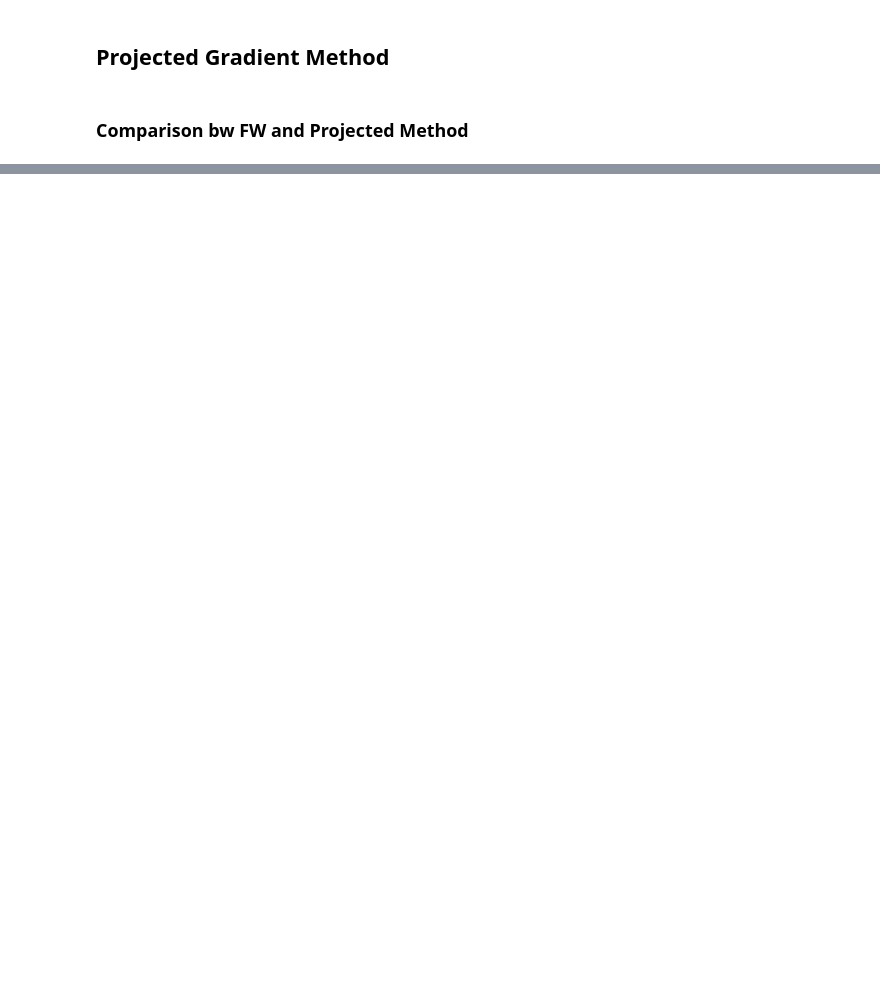
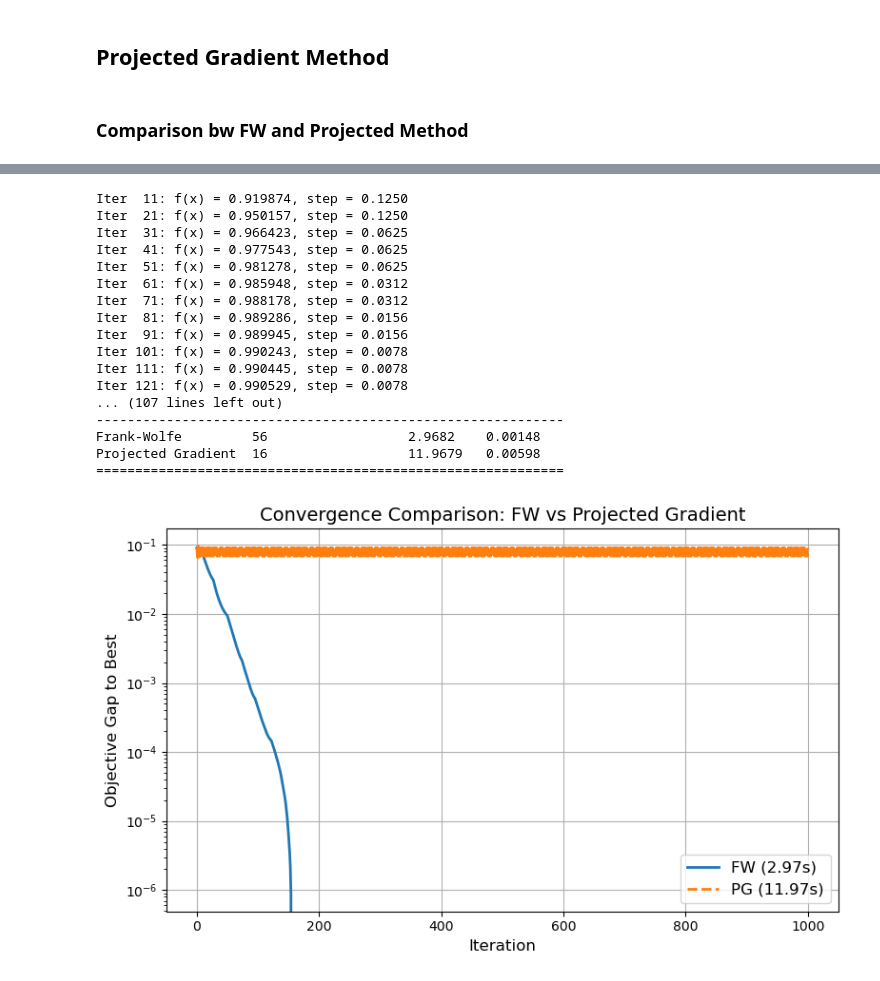
Before and after one commit to alisasnezskaia/Optimization-Clustering-FW, a Jupyter notebook: FW_and_projections.ipynb, the cells around one changed output, grey strips where cells are left out. Drawn from its saved outputs; the diff is of its cells as text; code cells hidden in the pictures; blank space fills up the shorter version.

```diff
--- a/FW_and_projections.ipynb
+++ b/FW_and_projections.ipynb
@@ -1186,0 +1192,57 @@ Projected Gradient  37                  0.0047    0.00002
+# %%
+num_iters = 1000
+
+# Frank-Wolfe
+start_fw = time.time()
+x_fw, hist_fw = frank_wolfe(obj_func=obj_l2, grad_obj_func=grad_l2, A=B2,
+                             num_iters=num_iters, line_search='armijo', verbose=True)
+time_fw = time.time() - start_fw
+clique_fw, size_clique_fw = extract_clique_from_solution(x_fw, B2)
+n = B2.shape[0]
+
+# Projected Gradient
+start_pg = time.time()
+x_pg, hist_pg = projected_gradient(obj_func=obj_l2, grad_obj_func=grad_l2, proj=proj_simplex,
+                                   A=B2, num_iters=num_iters, line_search='armijo', verbose=True)
+time_pg = time.time() - start_pg
+clique_pg, size_clique_pg = extract_clique_from_solution(x_pg, B2)
+
+print("Algorithm Comparison Results".center(60, "="))
+print(f"{'Algorithm':<20}{'Max Clique Size':<20}{'Time (s)':<10}{'Time/O(n)':<10}")
+print(f"{'-'*60}")
+print(f"{'Frank-Wolfe':<20}{size_clique_fw:<20}{time_fw:<10.4f}{time_fw/n:<10.5f}")
+print(f"{'Projected Gradient':<20}{size_clique_pg:<20}{time_pg:<10.4f}{time_pg/n:<10.5f}")
+print("="*60)
+
+# Plot convergence (objective difference from best)
+best_obj = max(max(hist_fw), max(hist_pg))
+plt.figure(figsize=(8,5))
+plt.plot([best_obj - f for f in hist_fw], label=f'FW ({time_fw:.2f}s)', linewidth=2)
+plt.plot([best_obj - f for f in hist_pg], '--', label=f'PG ({time_pg:.2f}s)', linewidth=2)
+plt.yscale('log')
+plt.xlabel('Iteration', fontsize=12)
+plt.ylabel('Objective Gap to Best', fontsize=12)
+plt.title('Convergence Comparison: FW vs Projected Gradient', fontsize=14)
+plt.legend(fontsize=12)
+plt.grid(True)
+plt.tight_layout()
+plt.show()
+# %% [output]
+Iter  11: f(x) = 0.919874, step = 0.1250
+Iter  21: f(x) = 0.950157, step = 0.1250
+Iter  31: f(x) = 0.966423, step = 0.0625
+Iter  41: f(x) = 0.977543, step = 0.0625
+Iter  51: f(x) = 0.981278, step = 0.0625
+Iter  61: f(x) = 0.985948, step = 0.0312
+Iter  71: f(x) = 0.988178, step = 0.0312
+Iter  81: f(x) = 0.989286, step = 0.0156
+Iter  91: f(x) = 0.989945, step = 0.0156
+Iter 101: f(x) = 0.990243, step = 0.0078
+Iter 111: f(x) = 0.990445, step = 0.0078
+Iter 121: f(x) = 0.990529, step = 0.0078
+... (107 lines left out)
+------------------------------------------------------------
+Frank-Wolfe         56                  2.9682    0.00148
+Projected Gradient  16                  11.9679   0.00598
+============================================================
+[figure, added]
```
Also changed, not shown: parts of 15 cells of this notebook.
